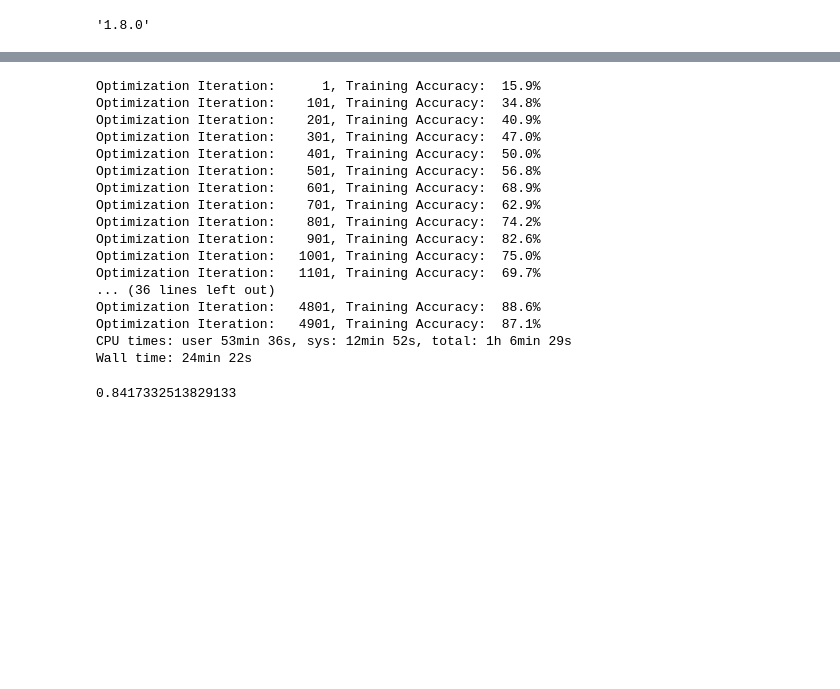
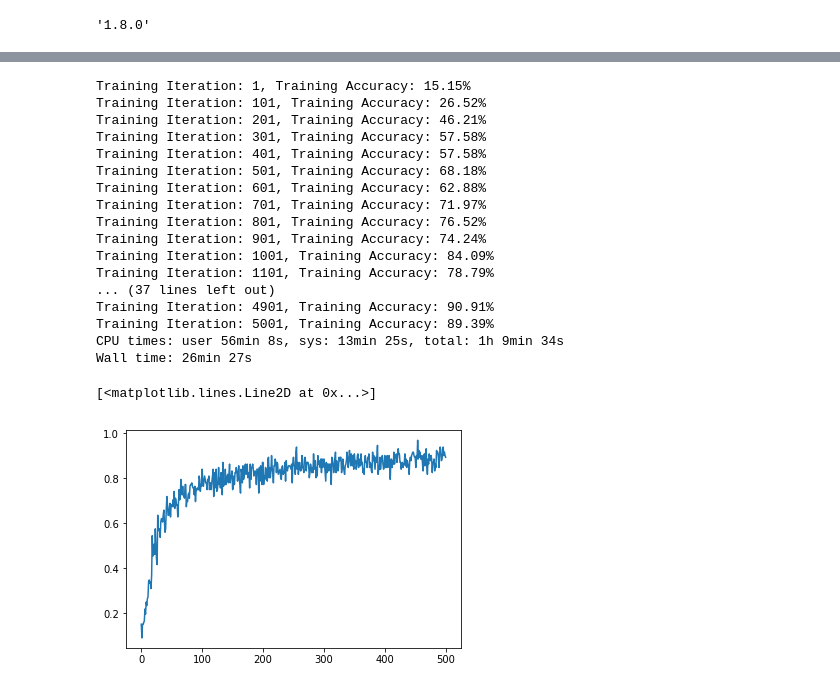
Before and after one commit to elsqueegie/18s15318A2, a Jupyter notebook: svhn/code/CNN_SVHN.ipynb, the cells around one changed output, grey strips where cells are left out. Saved outputs shown, nothing was run; the diff lists cells and outputs as text; code cells hidden in the pictures; blank space fills up the shorter version.

```diff
--- a/svhn/code/CNN_SVHN.ipynb
+++ b/svhn/code/CNN_SVHN.ipynb
@@ -266,28 +230,28 @@ def optimize(num_iterations):
 # %%
 %%time
-np.random.seed(1)
+np.random.seed(0)
 session = tf.Session()
 session.run(tf.global_variables_initializer())
 
-total_iterations = 0
+iteration = 0
 train_scores = []
 
-optimize(num_iterations=5000)
+optimize(5002)
 # %% [output]
-Optimization Iteration:      1, Training Accuracy:  15.9%
-Optimization Iteration:    101, Training Accuracy:  34.8%
-Optimization Iteration:    201, Training Accuracy:  40.9%
-Optimization Iteration:    301, Training Accuracy:  47.0%
-Optimization Iteration:    401, Training Accuracy:  50.0%
-Optimization Iteration:    501, Training Accuracy:  56.8%
-Optimization Iteration:    601, Training Accuracy:  68.9%
-Optimization Iteration:    701, Training Accuracy:  62.9%
-Optimization Iteration:    801, Training Accuracy:  74.2%
-Optimization Iteration:    901, Training Accuracy:  82.6%
-Optimization Iteration:   1001, Training Accuracy:  75.0%
-Optimization Iteration:   1101, Training Accuracy:  69.7%
-... (36 lines left out)
-Optimization Iteration:   4801, Training Accuracy:  88.6%
-Optimization Iteration:   4901, Training Accuracy:  87.1%
-CPU times: user 53min 36s, sys: 12min 52s, total: 1h 6min 29s
-Wall time: 24min 22s
+Training Iteration: 1, Training Accuracy: 15.15%
+Training Iteration: 101, Training Accuracy: 26.52%
+Training Iteration: 201, Training Accuracy: 46.21%
+Training Iteration: 301, Training Accuracy: 57.58%
+Training Iteration: 401, Training Accuracy: 57.58%
+Training Iteration: 501, Training Accuracy: 68.18%
+Training Iteration: 601, Training Accuracy: 62.88%
+Training Iteration: 701, Training Accuracy: 71.97%
+Training Iteration: 801, Training Accuracy: 76.52%
+Training Iteration: 901, Training Accuracy: 74.24%
+Training Iteration: 1001, Training Accuracy: 84.09%
+Training Iteration: 1101, Training Accuracy: 78.79%
+... (37 lines left out)
+Training Iteration: 4901, Training Accuracy: 90.91%
+Training Iteration: 5001, Training Accuracy: 89.39%
+CPU times: user 56min 8s, sys: 13min 25s, total: 1h 9min 34s
+Wall time: 26min 27s
@@ -299,5 +258,5 @@ predicted = session.run(y_hat_class, feed_dict=test_dic)
-# %%
-acc = np.mean(data.validation.cls==predicted)
-acc
-# %% [output]
-0.8417332513829133
+# %%
+plt.plot(train_scores)
+# %% [output]
+[<matplotlib.lines.Line2D at 0x...>]
+[figure, added]
```
Also changed, not shown: parts of 13 cells of this notebook.
